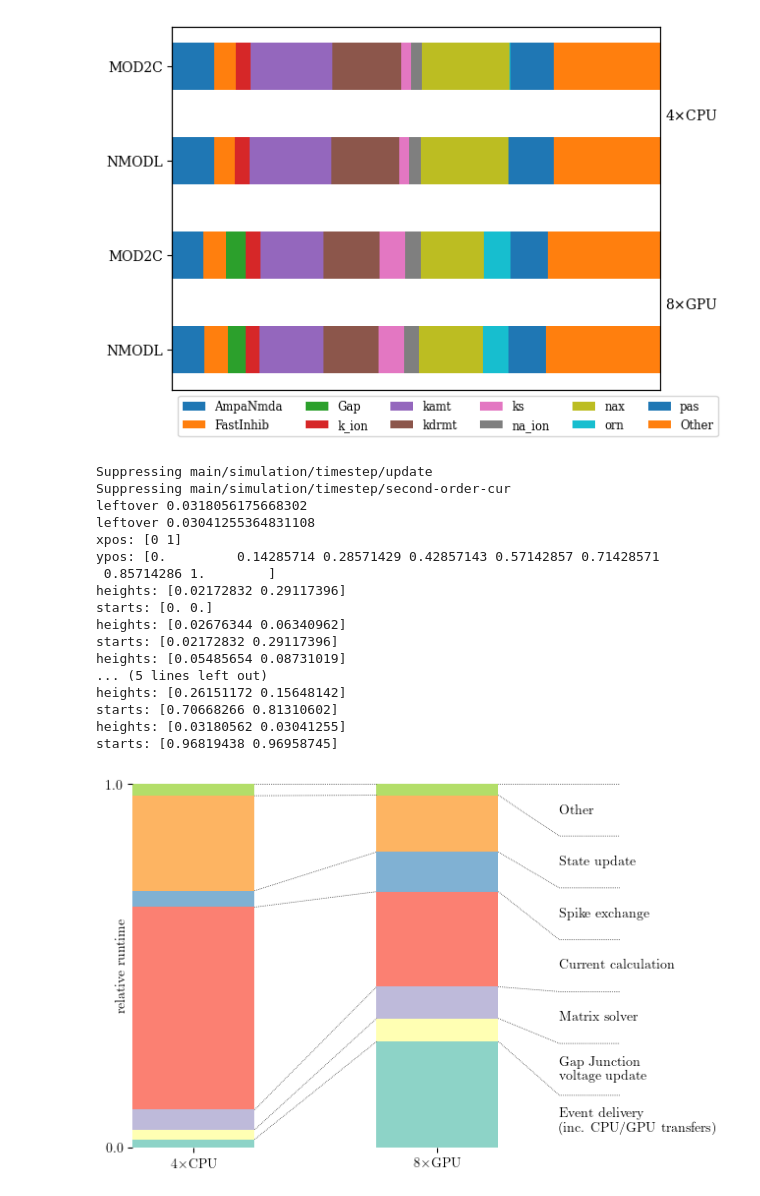
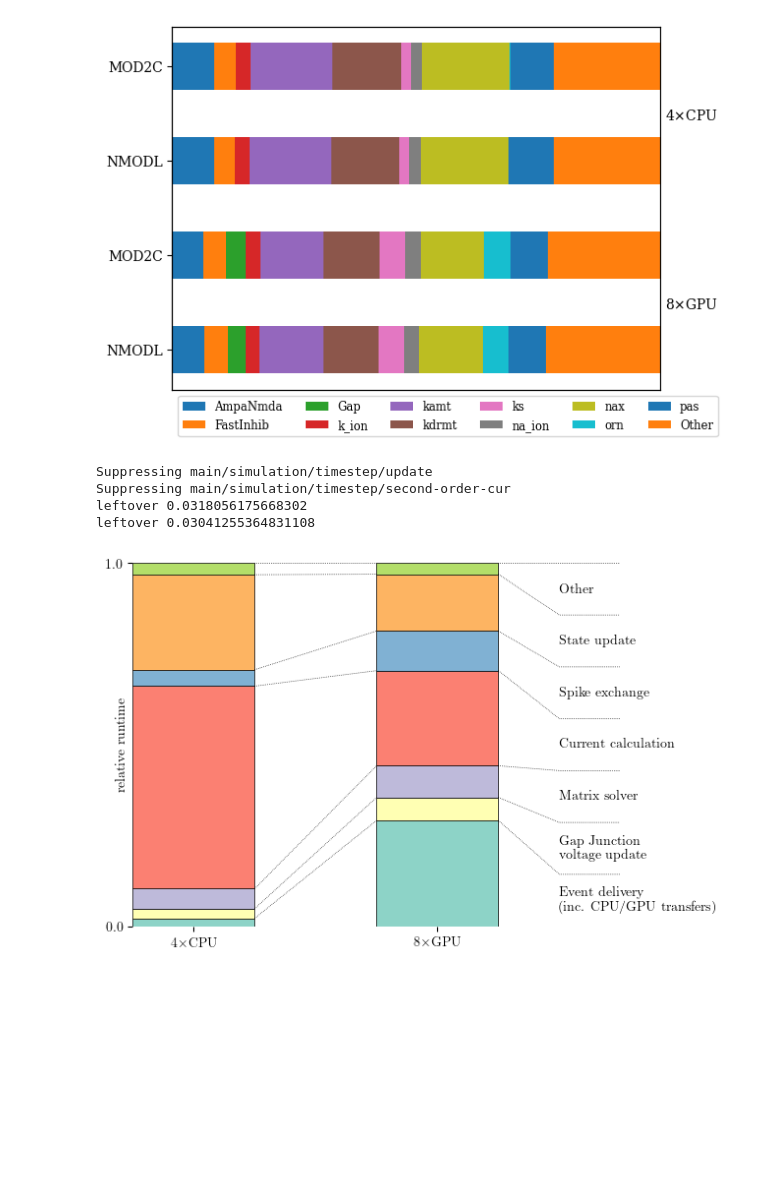
Before and after one commit to neuronsimulator/neuron_frontiers_2022_artifacts, a Jupyter notebook: plot_caliper_results/PaperFigures.ipynb, the cells around one changed output. Drawn from its saved outputs; the diff is of its cells as text; code cells hidden in the pictures; blank space fills up the shorter version.

```diff
--- a/plot_caliper_results/PaperFigures.ipynb
+++ b/plot_caliper_results/PaperFigures.ipynb
@@ -726,17 +727,13 @@ def make_plot_ng(model, prefix, axes=None, latexify=True, legend_axes=None, **kw
     x_pos = np.arange(len(left_labels))
     y_pos = np.linspace(0,1,len(value_names)+1)
     y_pos_lbl = np.linspace((y_pos[0]+y_pos[1])/2,(y_pos[-1]+y_pos[-2])/2,len(value_names))
-    print(f'xpos: {x_pos}')
-    print(f"ypos: {y_pos}")
     for i, colname in enumerate(value_names):
         heights = data[:, i]
         starts = data_cum[:, i] - heights
         ends = data_cum[:, i]
-        print(f'heights: {heights}')
-        print(f'starts: {starts}')
 
         rects = axes.bar(x_pos, heights, bottom=starts, width=0.5,
-                          label=colname, color=cmap.colors[i%len(cmap.colors)])
+                          label=colname, color=cmap.colors[i%len(cmap.colors)], edgecolor='k', linewidth=0.5)
         # extra lines
         axes.plot(x_pos+[0.25,-0.25], starts, 'k:', linewidth=0.5)
         axes.plot([1.25, 1.5, 1.75], [starts[-1], y_pos[i], y_pos[i]], 'k:', linewidth=0.5)
@@ -771,47 +768,34 @@ def make_plot_ng(model, prefix, axes=None, latexify=True, legend_axes=None, **kw
     axes.set_xticks(rhs_positions)
     axes.set_xticklabels(rhs_labels)
     #axes.xaxis.set_tick_params(length=0)
     axes.spines['top'].set_visible(False)
     axes.spines['right'].set_visible(False)
     axes.spines['bottom'].set_visible(False)
     axes.spines['left'].set_visible(False)
 
     #if legend_axes is None:
     #    axes.legend(ncol=min(6, len(value_names)), bbox_to_anchor=(0, 0),
     #                loc='upper left', fontsize='small')
     #else:
     #    h,l = axes.get_legend_handles_labels()
     #    legend_axes.legend(h,l, borderaxespad=0, ncol=2, loc='upper left', fontsize='small', frameon=False)
     #    legend_axes.axis("off")
 
 
 
     if save_figure:
         filename = model + '-' + prefix[5:].replace('/', '-')
         if filename[-1] == '-': filename = filename[:-1]
         filename += '.pdf'
         plt.savefig(os.path.join(repo_prefix, filename), bbox_inches='tight')
 
 make_plot_ng('olfactory-bulb-3d', 'main/simulation/timestep', threshold=3e-2, translators={'nmodl-sympy'})
 # %% [output]
 Suppressing main/simulation/timestep/update
 Suppressing main/simulation/timestep/second-order-cur
 leftover 0.0318056175668302
 leftover 0.03041255364831108
-xpos: [0 1]
-ypos: [0.         0.14285714 0.28571429 0.42857143 0.57142857 0.71428571
- 0.85714286 1.        ]
-heights: [0.02172832 0.29117396]
-starts: [0. 0.]
-heights: [0.02676344 0.06340962]
-starts: [0.02172832 0.29117396]
-heights: [0.05485654 0.08731019]
-... (5 lines left out)
-heights: [0.26151172 0.15648142]
-starts: [0.70668266 0.81310602]
-heights: [0.03180562 0.03041255]
-starts: [0.96819438 0.96958745]
-[figure, old version]
+[figure, new version]
 # %%
 # Commented out because of the following:
 # Ignoring {'main/simulation/timestep/setup-tree-matrix/cur-cadyn', 'main/simulation/timestep/setup-tree-matrix/cur-catcb', 'main/simulation/timestep/setup-tree-matrix/cur-iconc_Ca', 'main/simulation/timestep/setup-tree-matrix/cur-cadad'} missing in ('cpu', 'nmodl-sympy') (ordering not checked!)
```
Also changed, not shown: parts of 21 cells of this notebook.
